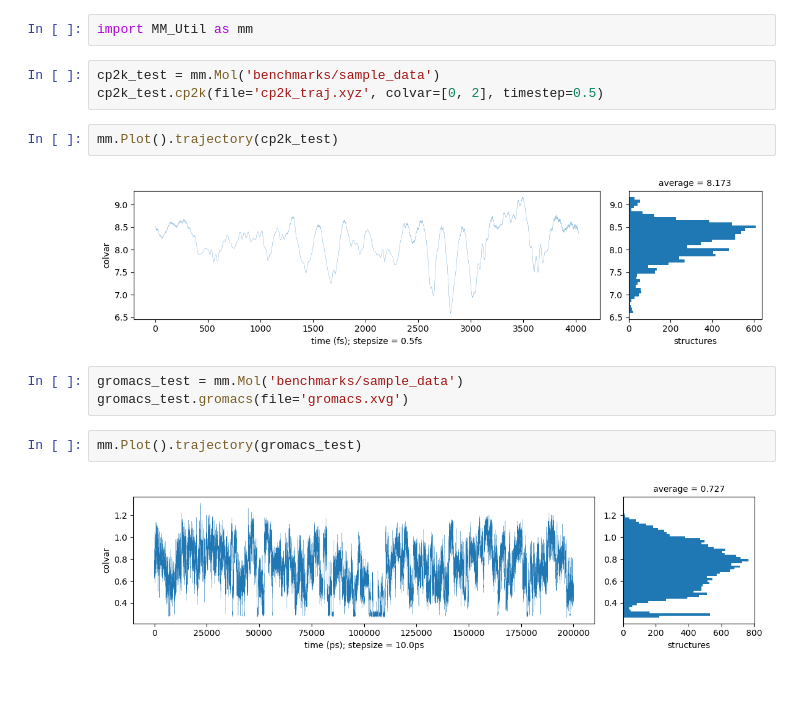
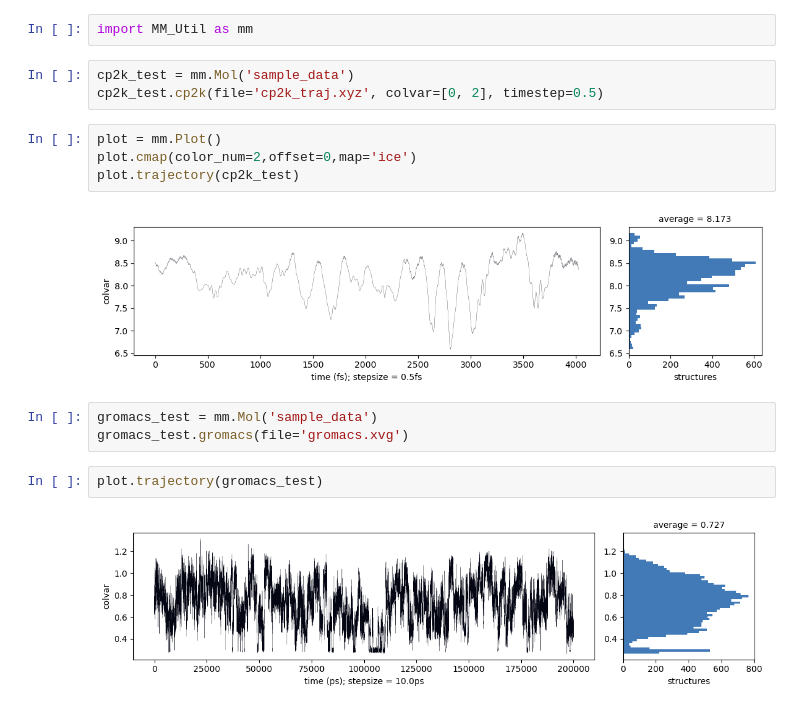
Before and after one commit to marianski-lab/artdep, a Jupyter notebook: benchmarks/trajectories.ipynb, the cells around one changed output. Saved outputs shown, nothing was run; the diff lists cells and outputs as text.

Commit message:
Readded colors and fixed colormap discretization

```diff
--- a/benchmarks/trajectories.ipynb
+++ b/benchmarks/trajectories.ipynb
@@ -1,16 +1,18 @@
 # %%
 import MM_Util as mm
 # %%
-cp2k_test = mm.Mol('benchmarks/sample_data')
+cp2k_test = mm.Mol('sample_data')
 cp2k_test.cp2k(file='cp2k_traj.xyz', colvar=[0, 2], timestep=0.5)
 # %%
-mm.Plot().trajectory(cp2k_test)
+plot = mm.Plot()
+plot.cmap(color_num=2,offset=0,map='ice')
+plot.trajectory(cp2k_test)
 # %% [output]
-[figure, old version]
+[figure, new version]
 # %%
-gromacs_test = mm.Mol('benchmarks/sample_data')
+gromacs_test = mm.Mol('sample_data')
 gromacs_test.gromacs(file='gromacs.xvg')
 # %%
-mm.Plot().trajectory(gromacs_test)
+plot.trajectory(gromacs_test)
 # %% [output]
-[figure, old version]
+[figure, new version]
```
Also changed, not shown: 1 other file.
